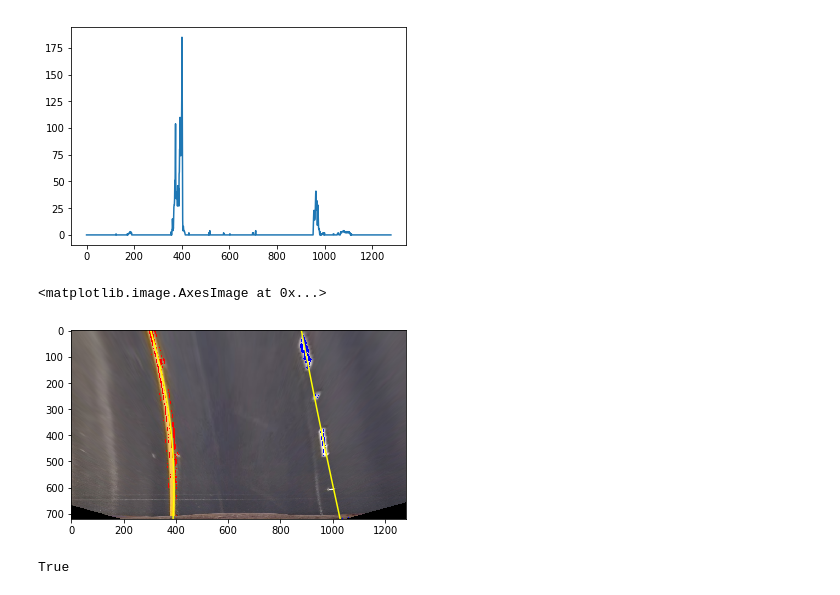
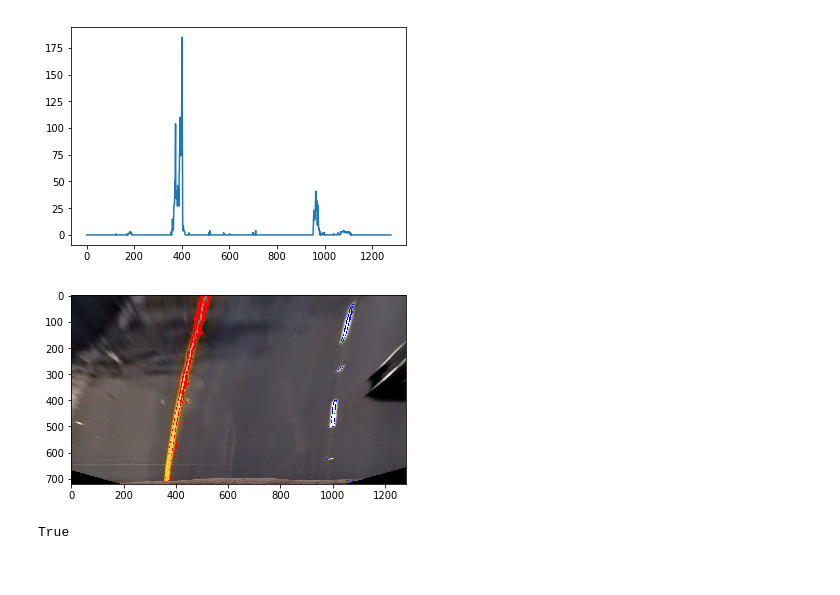
Before and after one commit to AlZi-88/SDCE_AdvancedLaneLine, a Jupyter notebook: Advanced Lane Line Detection Project.ipynb, the cells around one changed output. Drawn from its saved outputs; the diff is of its cells as text; code cells hidden in the pictures.

```diff
--- a/Advanced Lane Line Detection Project.ipynb
+++ b/Advanced Lane Line Detection Project.ipynb
@@ -334,6 +346,20 @@ ax1[3][1].set_title('Pipeline Result', fontsize=40)
 plt.subplots_adjust(left=0., right=1, top=0.9, bottom=0.)
 # %% [output]
 [figure]
+# %%
+new_path = "output_images/"
+for img, path_name in zip(test_images, test_image_paths):
+    file_path_name = path_name.split(".")[0]
+    file_name = file_path_name.split("/")[1]
+    file_type = path_name.split(".")[1]
+    undist, warped, x_binary, l_binary, s_binary, color_binary, result = get_binary_warped_debug(image, camera_calibration, M, src, dst)
+    mpimg.imsave(new_path+file_name+"_undist."+file_type, undist)
+    mpimg.imsave(new_path+file_name+"_warped."+file_type, warped)
+    mpimg.imsave(new_path+file_name+"_x_binary."+file_type, x_binary)
+    mpimg.imsave(new_path+file_name+"_l_binary."+file_type, l_binary)
+    mpimg.imsave(new_path+file_name+"_s_binary."+file_type, s_binary)
+    mpimg.imsave(new_path+file_name+"_color_binary."+file_type, color_binary)
+    mpimg.imsave(new_path+file_name+"_pipeline_result."+file_type, result)
 # %%
 histogram = np.sum(result[result.shape[0]//2:,:], axis=0)
 # %%
@@ -555,22 +580,28 @@ class Line():
         else:
             self.line_base_pos = self.line_base_pos + (new_pos - self.line_base_pos)/self.filter_n
 # %%
-left_line = Line()
-warped_ll =left_line.get_line(result)
+new_path = "output_images/"
+for img, path_name in zip(test_images, test_image_paths):
+    file_path_name = path_name.split(".")[0]
+    file_name = file_path_name.split("/")[1]
+    file_type = path_name.split(".")[1]
 
-right_line = Line('r')
-warped_rl = right_line.get_line(result)
-out_img = np.copy(warped)
-out_img[left_line.ally, left_line.allx] = [255, 0, 0]
-out_img[right_line.ally, right_line.allx] = [0, 0, 255]
+    undist, warped, result = get_binary_warped(img, camera_calibration, M, src, dst)
 
-# Plots the left and right polynomials on the lane lines
-plt.plot(left_line.bestx, left_line.ploty, color='yellow')
-plt.plot(right_line.bestx, right_line.ploty, color='yellow')
-plt.imshow(out_img)
+    left_line = Line()
+    warped_ll =left_line.get_line(result)
+
+    right_line = Line('r')
+    warped_rl = right_line.get_line(result)
+    out_img = np.copy(warped)
+    out_img[left_line.ally, left_line.allx] = [255, 0, 0]
+    out_img[right_line.ally, right_line.allx] = [0, 0, 255]
+
+    mpimg.imsave(new_path+file_name+"_warped_line."+file_type, out_img)
+
+    plt.imshow(out_img)
 # %% [output]
-<matplotlib.image.AxesImage at 0x...>
-[figure, old version]
+[figure, new version]
 # %%
 right_line.detected
 # %% [output]
```
Also changed, not shown: parts of 5 cells of this notebook.
